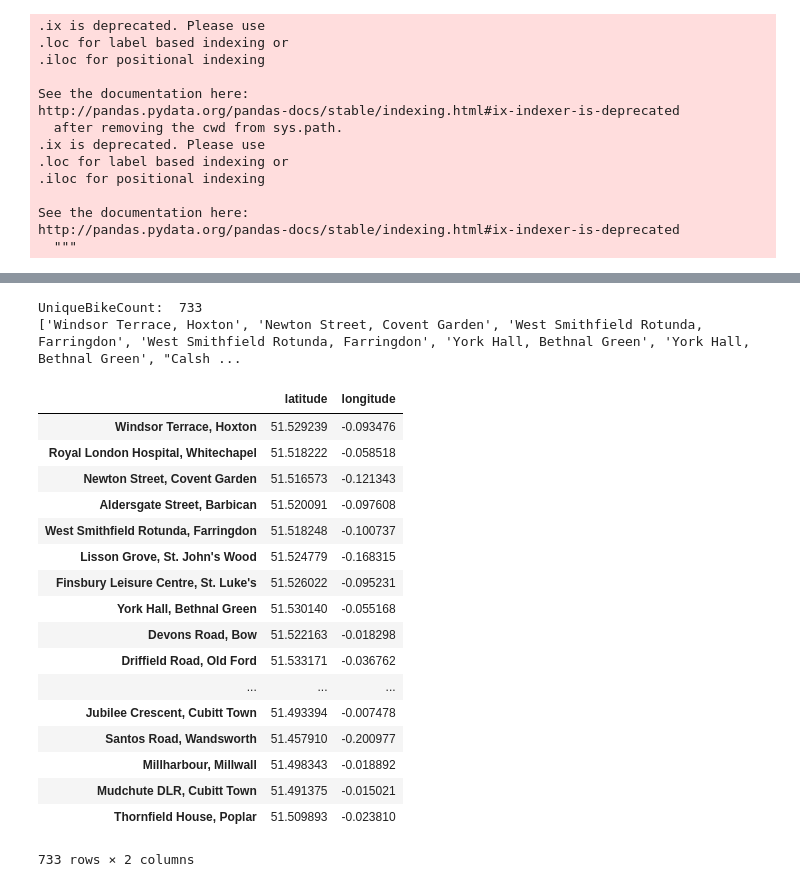
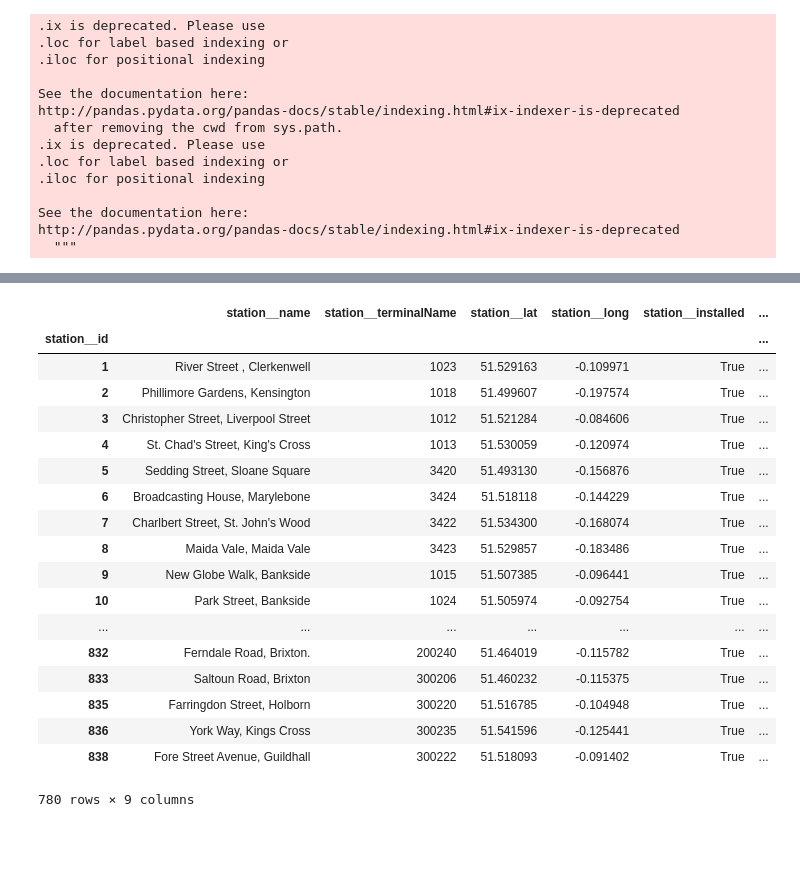
Before and after one commit to joshspicer/london-bike-share-efficiency, a Jupyter notebook: london/london.ipynb, the cells around one changed output, grey strips where cells are left out. Drawn from its saved outputs; the diff is of its cells as text; code cells hidden in the pictures; blank space fills up the shorter version.

```diff
--- a/london/london.ipynb
+++ b/london/london.ipynb
@@ -152,46 +127,24 @@ nx.algorithms.connectivity.stoerwagner.stoer_wagner(tubeGraph)
-# %%
-# BIKES
-uniqueBikeLocations = {}
-uniqueBikeCount = 0
-
-for id, info in bikesRawData.iterrows():
-    if info["StartStation Name"] not in uniqueBikeLocations:
-        name = info["StartStation Name"]
-        lat = info["StartLatitude"]
-        long = info["StartLongitude"]
-        uniqueBikeLocations[name] = (lat, long)
-        uniqueBikeCount += 1
-
-    if info["EndStation Name"] not in uniqueBikeLocations:
-        name = info["EndStation Name"]
-        lat = info["EndLatitude"]
-        long = info["EndLongitude"]
-        uniqueBikeLocations[name] = (lat, long)
-        uniqueBikeCount += 1
-
-print("UniqueBikeCount: ",uniqueBikeCount)
-# %% [output]
-UniqueBikeCount:  733
-['Windsor Terrace, Hoxton', 'Newton Street, Covent Garden', 'West Smithfield Rotunda, Farringdon', 'West Smithfield Rotunda, Farringdon', 'York Hall, Bethnal Green', 'York Hall, Bethnal Green', "Calsh ...
-# %%
-# list of unique bike locations ("stations") and their coordinates
-pd.DataFrame.from_dict(uniqueBikeLocations, orient="index", columns=['latitude', 'longitude'])
-# %% [output]
-|  | latitude | longitude |
-| Windsor Terrace, Hoxton | 51.529239 | -0.093476 |
-| Royal London Hospital, Whitechapel | 51.518222 | -0.058518 |
-| Newton Street, Covent Garden | 51.516573 | -0.121343 |
-| Aldersgate Street, Barbican | 51.520091 | -0.097608 |
-| West Smithfield Rotunda, Farringdon | 51.518248 | -0.100737 |
-| Lisson Grove, St. John's Wood | 51.524779 | -0.168315 |
-| Finsbury Leisure Centre, St. Luke's | 51.526022 | -0.095231 |
-| York Hall, Bethnal Green | 51.530140 | -0.055168 |
-| Devons Road, Bow | 51.522163 | -0.018298 |
-| Driffield Road, Old Ford | 51.533171 | -0.036762 |
-| ... | ... | ... |
-| Jubilee Crescent, Cubitt Town | 51.493394 | -0.007478 |
-| Santos Road, Wandsworth | 51.457910 | -0.200977 |
-| Millharbour, Millwall | 51.498343 | -0.018892 |
-| Mudchute DLR, Cubitt Town | 51.491375 | -0.015021 |
-| Thornfield House, Poplar | 51.509893 | -0.023810 |
-733 rows × 2 columns
+# %%
+bikeDockingStations
+#bikeDockingStations.get_value(4,"station__name")
+#bikeTripData
+# %% [output]
+|  | station__name | station__terminalName | station__lat | station__long | station__installed | ... |
+| station__id |  |  |  |  |  | ... |
+| 1 | River Street , Clerkenwell | 1023 | 51.529163 | -0.109971 | True | ... |
+| 2 | Phillimore Gardens, Kensington | 1018 | 51.499607 | -0.197574 | True | ... |
+| 3 | Christopher Street, Liverpool Street | 1012 | 51.521284 | -0.084606 | True | ... |
+| 4 | St. Chad's Street, King's Cross | 1013 | 51.530059 | -0.120974 | True | ... |
+| 5 | Sedding Street, Sloane Square | 3420 | 51.493130 | -0.156876 | True | ... |
+| 6 | Broadcasting House, Marylebone | 3424 | 51.518118 | -0.144229 | True | ... |
+| 7 | Charlbert Street, St. John's Wood | 3422 | 51.534300 | -0.168074 | True | ... |
+| 8 | Maida Vale, Maida Vale | 3423 | 51.529857 | -0.183486 | True | ... |
+| 9 | New Globe Walk, Bankside | 1015 | 51.507385 | -0.096441 | True | ... |
+| 10 | Park Street, Bankside | 1024 | 51.505974 | -0.092754 | True | ... |
+| ... | ... | ... | ... | ... | ... | ... |
+| 832 | Ferndale Road, Brixton. | 200240 | 51.464019 | -0.115782 | True | ... |
+| 833 | Saltoun Road, Brixton | 300206 | 51.460232 | -0.115375 | True | ... |
+| 835 | Farringdon Street, Holborn | 300220 | 51.516785 | -0.104948 | True | ... |
+| 836 | York Way, Kings Cross | 300235 | 51.541596 | -0.125441 | True | ... |
+| 838 | Fore Street Avenue, Guildhall | 300222 | 51.518093 | -0.091402 | True | ... |
+780 rows × 9 columns
```
Also changed, not shown: parts of 22 cells of this notebook.
